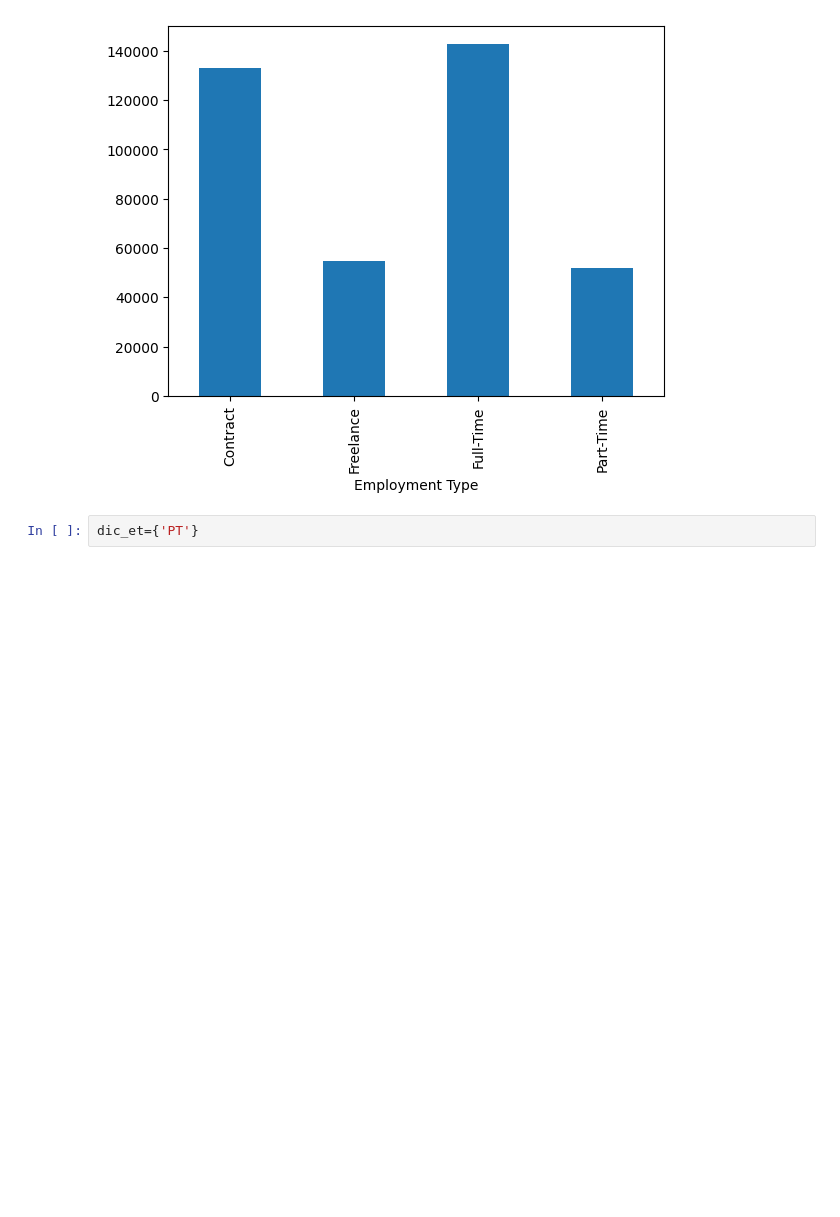
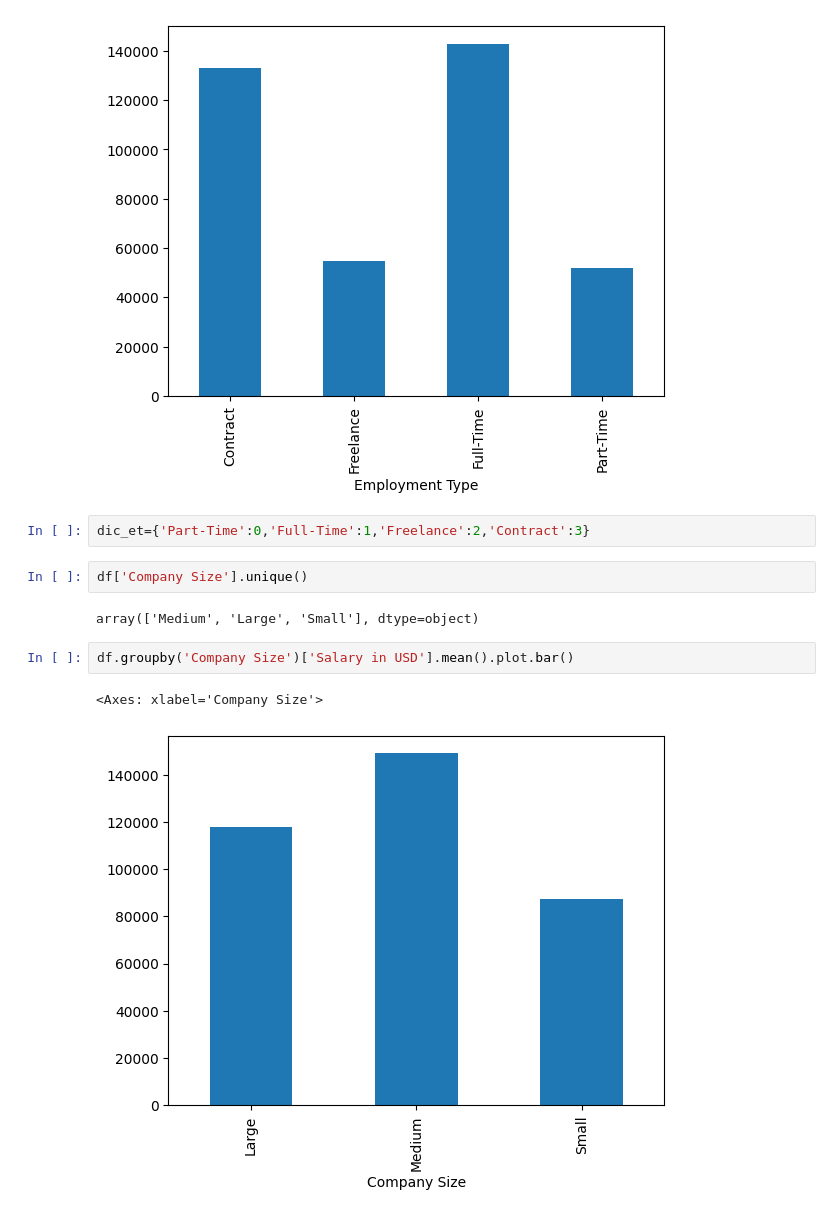
Before and after one commit to Valenfrc/salarios_data_science, a Jupyter notebook: src/explore.ipynb, the cells around one changed output. Drawn from its saved outputs; the diff is of its cells as text; blank space fills up the shorter version.

```diff
--- a/src/explore.ipynb
+++ b/src/explore.ipynb
@@ -117,5 +117,14 @@ df.groupby('Employment Type')['Salary in USD'].mean().plot.bar()
 # %% [output]
 <Axes: xlabel='Employment Type'>
 [figure]
-# %%
-dic_et={'PT'}
+# %%
+dic_et={'Part-Time':0,'Full-Time':1,'Freelance':2,'Contract':3}
+# %%
+df['Company Size'].unique()
+# %% [output]
+array(['Medium', 'Large', 'Small'], dtype=object)
+# %%
+df.groupby('Company Size')['Salary in USD'].mean().plot.bar()
+# %% [output]
+<Axes: xlabel='Company Size'>
+[figure, added]
```
Also changed, not shown: parts of 13 cells of this notebook, 2 other files.
